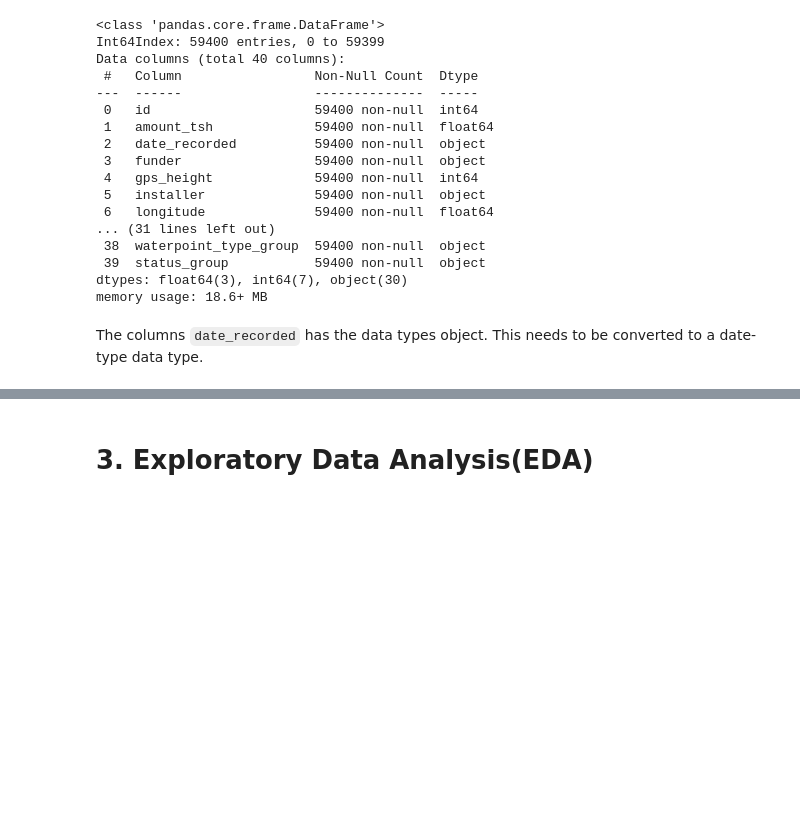
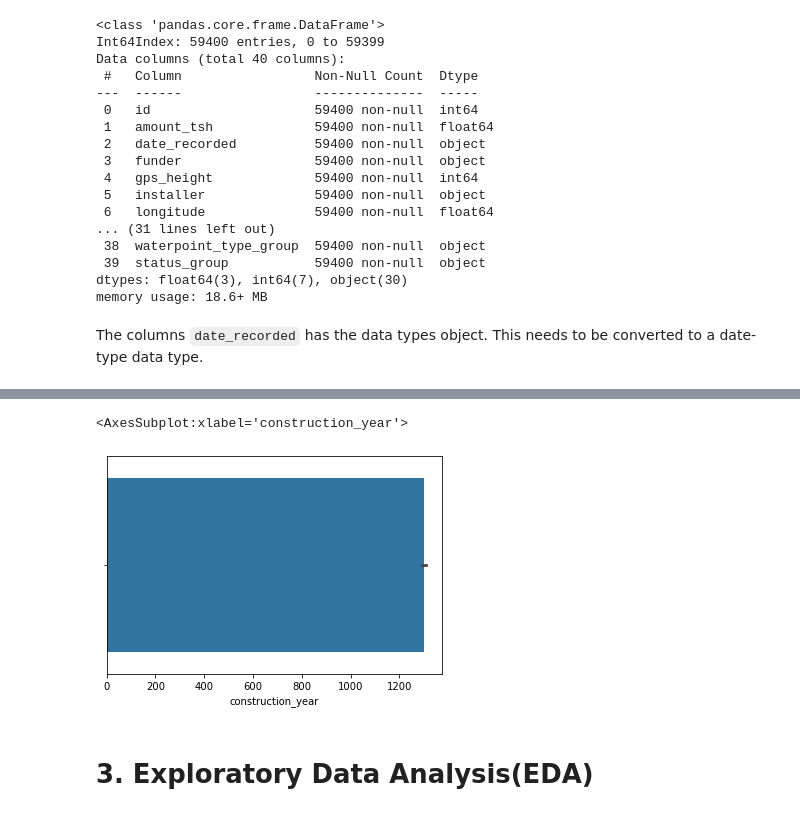
Before and after one commit to Mercy-Njambi/Tanzania-Water-Pump-Status, a Jupyter notebook: Tanzania Water Pump Status Modelling.ipynb, the cells around one changed output, grey strips where cells are left out. Drawn from its saved outputs; the diff is of its cells as text; code cells hidden in the pictures; blank space fills up the shorter version.

```diff
--- a/Tanzania Water Pump Status Modelling.ipynb
+++ b/Tanzania Water Pump Status Modelling.ipynb
@@ -213,0 +639,7 @@ df['date_recorded'] = pd.to_datetime(df['date_recorded'])
+# %%
+fig, ax = plt.subplots()
+
+sns.barplot(data = df, x = 'construction_year')
+# %% [output]
+<AxesSubplot:xlabel='construction_year'>
+[figure, added]
```
Also changed, not shown: parts of 98 cells of this notebook.
